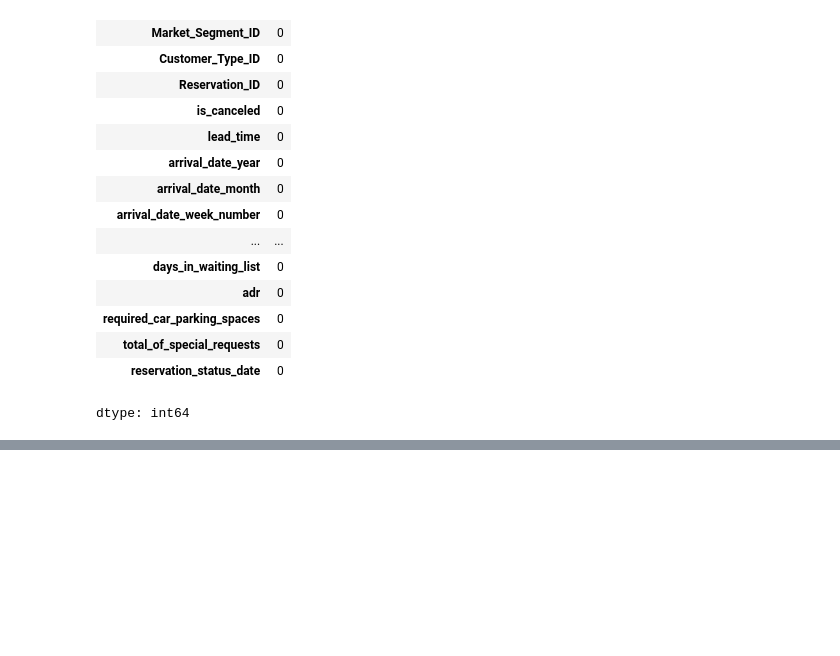
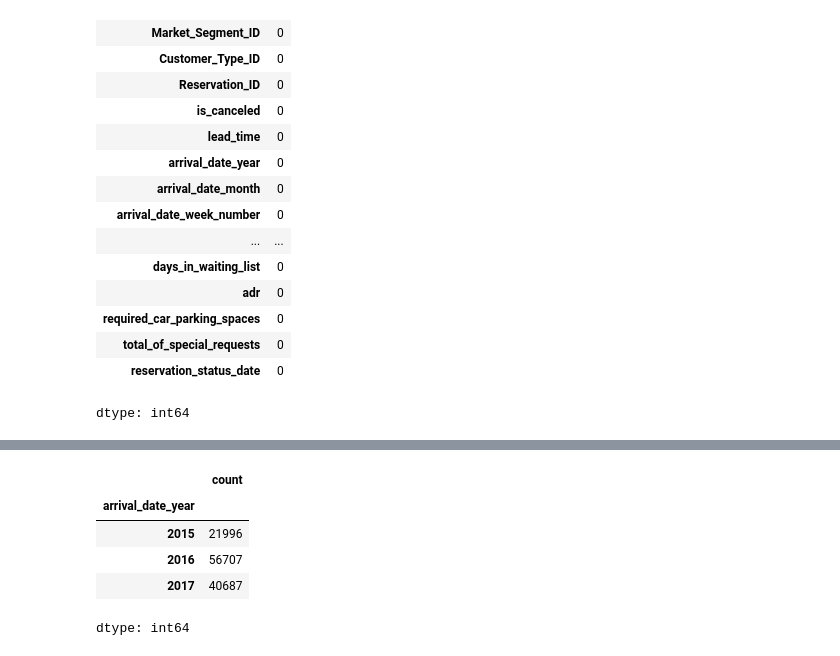
Before and after one commit to ahchu2525/capstone-hosp, a Jupyter notebook: clean.ipynb, the cells around one changed output, grey strips where cells are left out. Drawn from its saved outputs; the diff is of its cells as text; code cells hidden in the pictures; blank space fills up the shorter version.

```diff
--- a/clean.ipynb
+++ b/clean.ipynb
@@ -153,0 +189,9 @@ dtype: int64
+# %%
+bookings['arrival_date_year'].value_counts().sort_index()
+# %% [output]
+|  | count |
+| arrival_date_year |  |
+| 2015 | 21996 |
+| 2016 | 56707 |
+| 2017 | 40687 |
+dtype: int64
```
Also changed, not shown: parts of 8 cells of this notebook.
